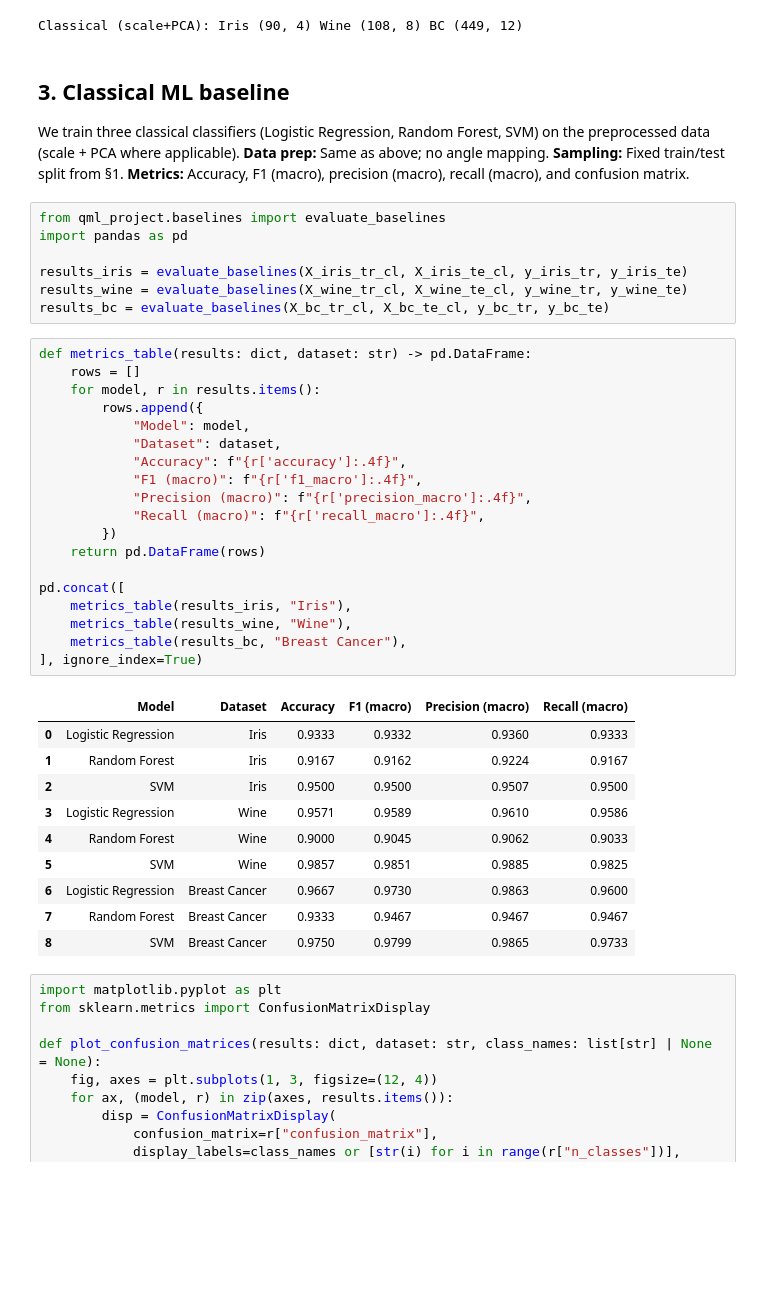
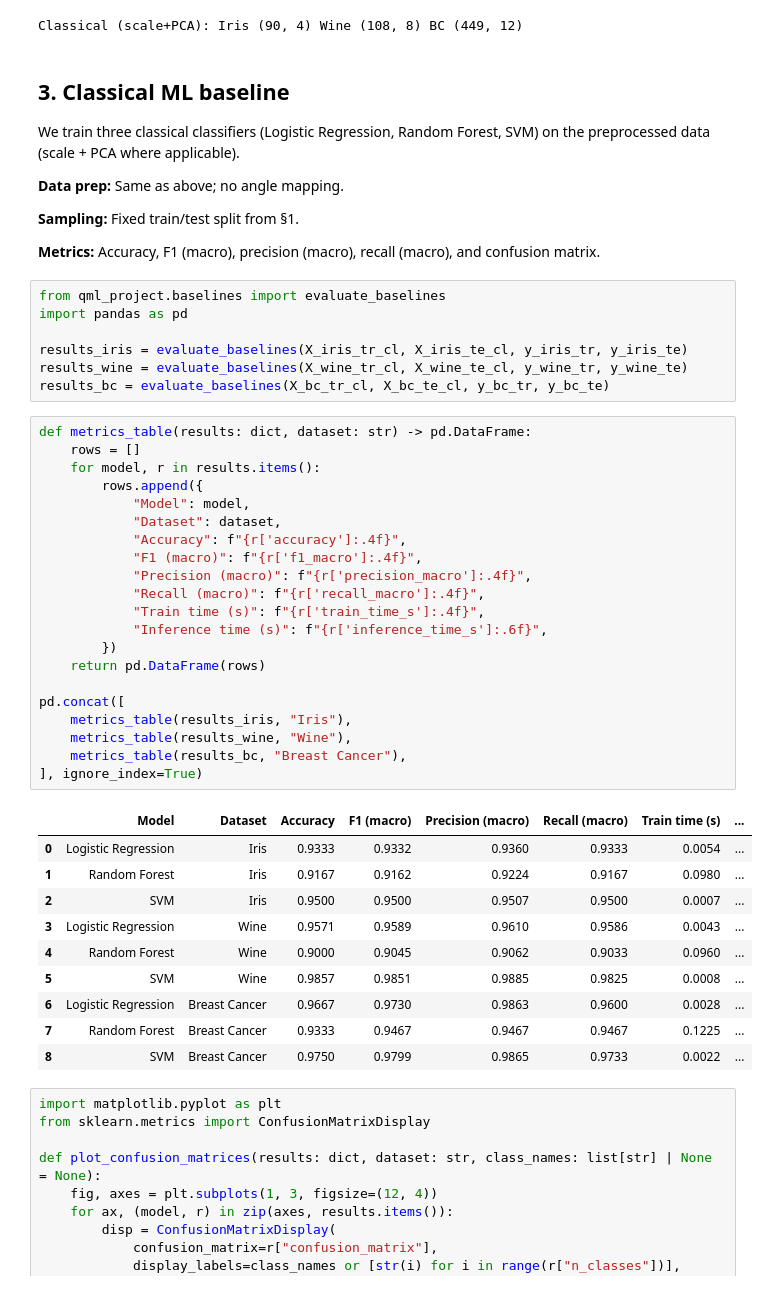
Before and after one commit to gelbh/comp47950-qml-project, a Jupyter notebook: notebooks/qml_project.ipynb, the cells around one changed output. Saved outputs shown, nothing was run; the diff lists cells and outputs as text; blank space fills up the shorter version.

```diff
--- a/notebooks/qml_project.ipynb
+++ b/notebooks/qml_project.ipynb
@@ -74,7 +88,13 @@ Classical (scale+PCA): Iris (90, 4) Wine (108, 8) BC (449, 12)
 # %% [markdown]
 ## 3. Classical ML baseline
 
-We train three classical classifiers (Logistic Regression, Random Forest, SVM) on the preprocessed data (scale + PCA where applicable). **Data prep:** Same as above; no angle mapping. **Sampling:** Fixed train/test split from §1. **Metrics:** Accuracy, F1 (macro), precision (macro), recall (macro), and confusion matrix.
+We train three classical classifiers (Logistic Regression, Random Forest, SVM) on the preprocessed data (scale + PCA where applicable).
+
+**Data prep:** Same as above; no angle mapping.
+
+**Sampling:** Fixed train/test split from §1.
+
+**Metrics:** Accuracy, F1 (macro), precision (macro), recall (macro), and confusion matrix.
 # %%
 from qml_project.baselines import evaluate_baselines
 import pandas as pd
@@ -85,33 +105,35 @@ results_bc = evaluate_baselines(X_bc_tr_cl, X_bc_te_cl, y_bc_tr, y_bc_te)
 # %%
 def metrics_table(results: dict, dataset: str) -> pd.DataFrame:
     rows = []
     for model, r in results.items():
         rows.append({
             "Model": model,
             "Dataset": dataset,
             "Accuracy": f"{r['accuracy']:.4f}",
             "F1 (macro)": f"{r['f1_macro']:.4f}",
             "Precision (macro)": f"{r['precision_macro']:.4f}",
             "Recall (macro)": f"{r['recall_macro']:.4f}",
+            "Train time (s)": f"{r['train_time_s']:.4f}",
+            "Inference time (s)": f"{r['inference_time_s']:.6f}",
         })
     return pd.DataFrame(rows)
 
 pd.concat([
     metrics_table(results_iris, "Iris"),
     metrics_table(results_wine, "Wine"),
     metrics_table(results_bc, "Breast Cancer"),
 ], ignore_index=True)
 # %% [output]
-|  | Model | Dataset | Accuracy | F1 (macro) | Precision (macro) | Recall (macro) |
-| 0 | Logistic Regression | Iris | 0.9333 | 0.9332 | 0.9360 | 0.9333 |
-| 1 | Random Forest | Iris | 0.9167 | 0.9162 | 0.9224 | 0.9167 |
-| 2 | SVM | Iris | 0.9500 | 0.9500 | 0.9507 | 0.9500 |
-| 3 | Logistic Regression | Wine | 0.9571 | 0.9589 | 0.9610 | 0.9586 |
-| 4 | Random Forest | Wine | 0.9000 | 0.9045 | 0.9062 | 0.9033 |
-| 5 | SVM | Wine | 0.9857 | 0.9851 | 0.9885 | 0.9825 |
-| 6 | Logistic Regression | Breast Cancer | 0.9667 | 0.9730 | 0.9863 | 0.9600 |
-| 7 | Random Forest | Breast Cancer | 0.9333 | 0.9467 | 0.9467 | 0.9467 |
-| 8 | SVM | Breast Cancer | 0.9750 | 0.9799 | 0.9865 | 0.9733 |
+|  | Model | Dataset | Accuracy | F1 (macro) | Precision (macro) | Recall (macro) | Train time (s) | ... |
+| 0 | Logistic Regression | Iris | 0.9333 | 0.9332 | 0.9360 | 0.9333 | 0.0054 | ... |
+| 1 | Random Forest | Iris | 0.9167 | 0.9162 | 0.9224 | 0.9167 | 0.0980 | ... |
+| 2 | SVM | Iris | 0.9500 | 0.9500 | 0.9507 | 0.9500 | 0.0007 | ... |
+| 3 | Logistic Regression | Wine | 0.9571 | 0.9589 | 0.9610 | 0.9586 | 0.0043 | ... |
+| 4 | Random Forest | Wine | 0.9000 | 0.9045 | 0.9062 | 0.9033 | 0.0960 | ... |
+| 5 | SVM | Wine | 0.9857 | 0.9851 | 0.9885 | 0.9825 | 0.0008 | ... |
+| 6 | Logistic Regression | Breast Cancer | 0.9667 | 0.9730 | 0.9863 | 0.9600 | 0.0028 | ... |
+| 7 | Random Forest | Breast Cancer | 0.9333 | 0.9467 | 0.9467 | 0.9467 | 0.1225 | ... |
+| 8 | SVM | Breast Cancer | 0.9750 | 0.9799 | 0.9865 | 0.9733 | 0.0022 | ... |
 # %%
 import matplotlib.pyplot as plt
 from sklearn.metrics import ConfusionMatrixDisplay
```
Also changed, not shown: parts of 4 cells of this notebook.
